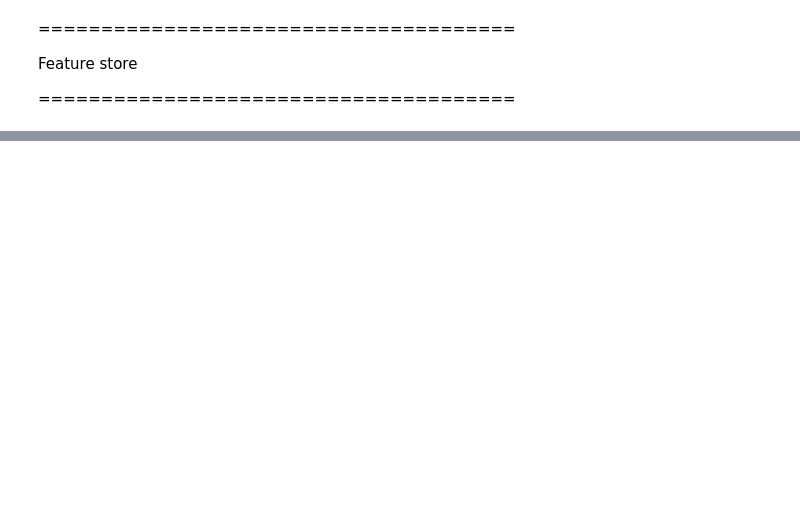
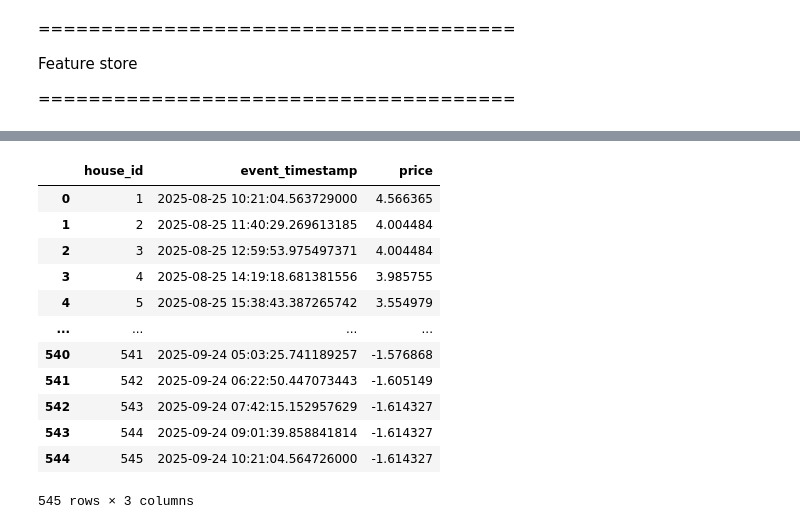
Before and after one commit to Zineddine-Rebbouh/mlops-project, a Jupyter notebook: house_price_prediction.ipynb, the cells around one changed output, grey strips where cells are left out. Cells and saved outputs as stored; diff of their text form; code cells hidden in the pictures; blank space fills up the shorter version.

```diff
--- a/house_price_prediction.ipynb
+++ b/house_price_prediction.ipynb
@@ -245,0 +265,16 @@ Feature store
+# %%
+entity_df
+# %% [output]
+|  | house_id | event_timestamp | price |
+| 0 | 1 | 2025-08-25 10:21:04.563729000 | 4.566365 |
+| 1 | 2 | 2025-08-25 11:40:29.269613185 | 4.004484 |
+| 2 | 3 | 2025-08-25 12:59:53.975497371 | 4.004484 |
+| 3 | 4 | 2025-08-25 14:19:18.681381556 | 3.985755 |
+| 4 | 5 | 2025-08-25 15:38:43.387265742 | 3.554979 |
+| ... | ... | ... | ... |
+| 540 | 541 | 2025-09-24 05:03:25.741189257 | -1.576868 |
+| 541 | 542 | 2025-09-24 06:22:50.447073443 | -1.605149 |
+| 542 | 543 | 2025-09-24 07:42:15.152957629 | -1.614327 |
+| 543 | 544 | 2025-09-24 09:01:39.858841814 | -1.614327 |
+| 544 | 545 | 2025-09-24 10:21:04.564726000 | -1.614327 |
+545 rows × 3 columns
```
Also changed, not shown: parts of 16 cells of this notebook, 12 other files.
